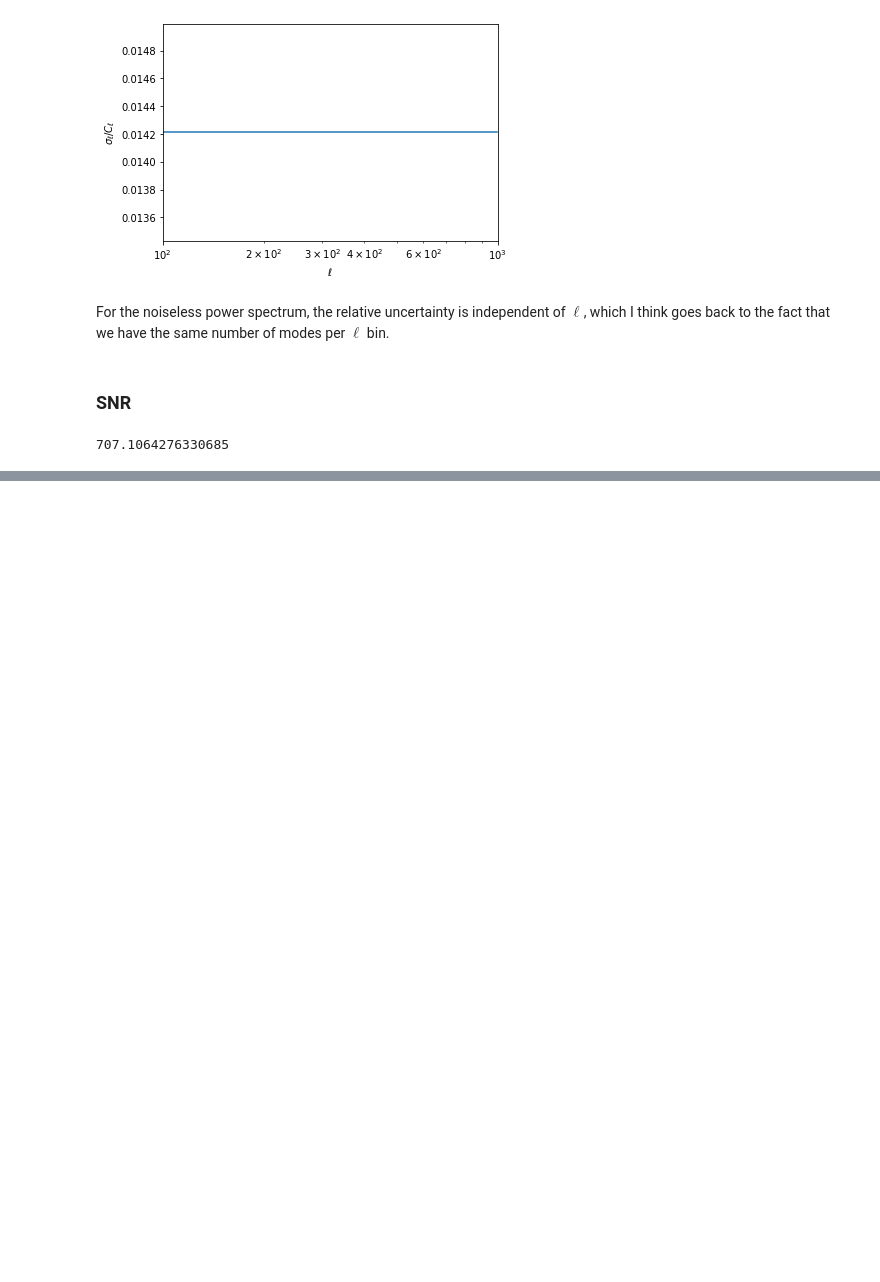
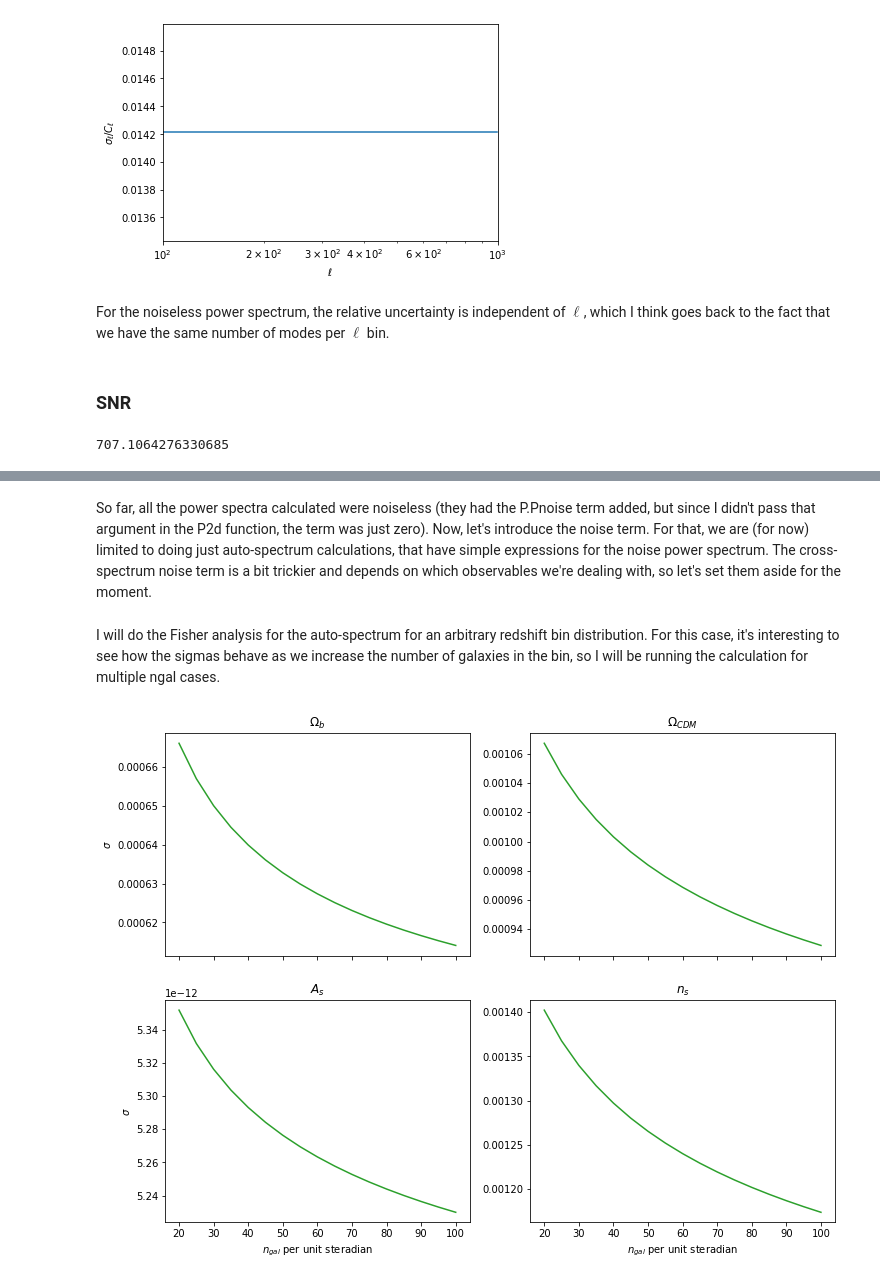
Before and after one commit to AnaCarolinaSOliveira/cross-LIM, a Jupyter notebook: test_Fisher.ipynb, the cells around one changed output, grey strips where cells are left out. Cells and saved outputs as stored; diff of their text form; code cells hidden in the pictures; blank space fills up the shorter version.

Commit message:
noise calculation tests

```diff
--- a/test_Fisher.ipynb
+++ b/test_Fisher.ipynb
@@ -417,0 +420,4 @@ print(snr)
+# %% [markdown]
+So far, all the power spectra calculated were noiseless (they had the P.Pnoise term added, but since I didn't pass that argument in the P2d function, the term was just zero). Now, let's introduce the noise term. For that, we are (for now) limited to doing just auto-spectrum calculations, that have simple expressions for the noise power spectrum. The cross-spectrum noise term is a bit trickier and depends on which observables we're dealing with, so let's set them aside for the moment.
+# %% [markdown]
+I will do the Fisher analysis for the auto-spectrum for an arbitrary redshift bin distribution. For this case, it's interesting to see how the sigmas behave as we increase the number of galaxies in the bin, so I will be running the calculation for multiple ngal cases.
@@ -417,0 +456,46 @@ print(snr)
+# %%
+u = UnivPlanck15()
+
+# computing the binedges for WeightTracerLSSTBins
+w = WeightTracerLSSTSourcesDESCSRDV1(u)
+nBins = 10
+binedges = w.splitBins(nBins)
+
+params = ['Omega_b', 'Omega_cdm', 'A_s', 'n_s']
+ngals = np.arange(20, 101, 5)
+
+# dictionary to store covariance matrices
+covs = {}
+
+for ngal in ngals:
+    w = WeightTracerLSSTBins(u, zphMin=binedges[5], zphMax=binedges[6], ngal=ngal)
+    p2d = P2dAuto(u, u, w, pNoise=lambda l: 1./w.ngal, nProc=3, name='bin', save=True)
+    fisher = getFisher_diff_ngal(p2d, params, binedges, L, Nmodes, ngal)
+    covMatrix = np.linalg.inv(fisher)
+    covs[ngal]=covMatrix
+# %%
+omega_b = [np.sqrt(covs[i][0][0]) for i in covs]
+omega_cdm = [np.sqrt(covs[i][1][1]) for i in covs]
+a_s = [np.sqrt(covs[i][2][2]) for i in covs]
+n_s = [np.sqrt(covs[i][3][3]) for i in covs]
+# %%
+fig, axs = plt.subplots(2, 2, figsize=(12, 9), sharex=True)
+axs[0, 0].plot(ngals, omega_b, color='#2ca02c')
+axs[0, 0].set_title(r'$\Omega_b$')
+axs[0, 0].set_ylabel(r'$\sigma$')
+
+axs[0, 1].plot(ngals, omega_cdm, color='#2ca02c')
+axs[0, 1].set_title(r'$\Omega_{CDM}$')
+
+axs[1, 0].plot(ngals, a_s, color='#2ca02c')
+axs[1, 0].set_title(r'$A_s$')
+axs[1, 0].set_xlabel(r'$n_{gal}$ per unit steradian')
+axs[1, 0].set_ylabel(r'$\sigma$')
+
+axs[1, 1].plot(ngals, n_s, color='#2ca02c')
+axs[1, 1].set_title(r'$n_s$')
+axs[1, 1].set_xlabel(r'$n_{gal}$ per unit steradian')
+
+plt.savefig('/Users/anacarolinaoliveira/Downloads/ngal_check.pdf')
+# %% [output]
+[figure, added]
```
Also changed, not shown: parts of 2 cells of this notebook.
